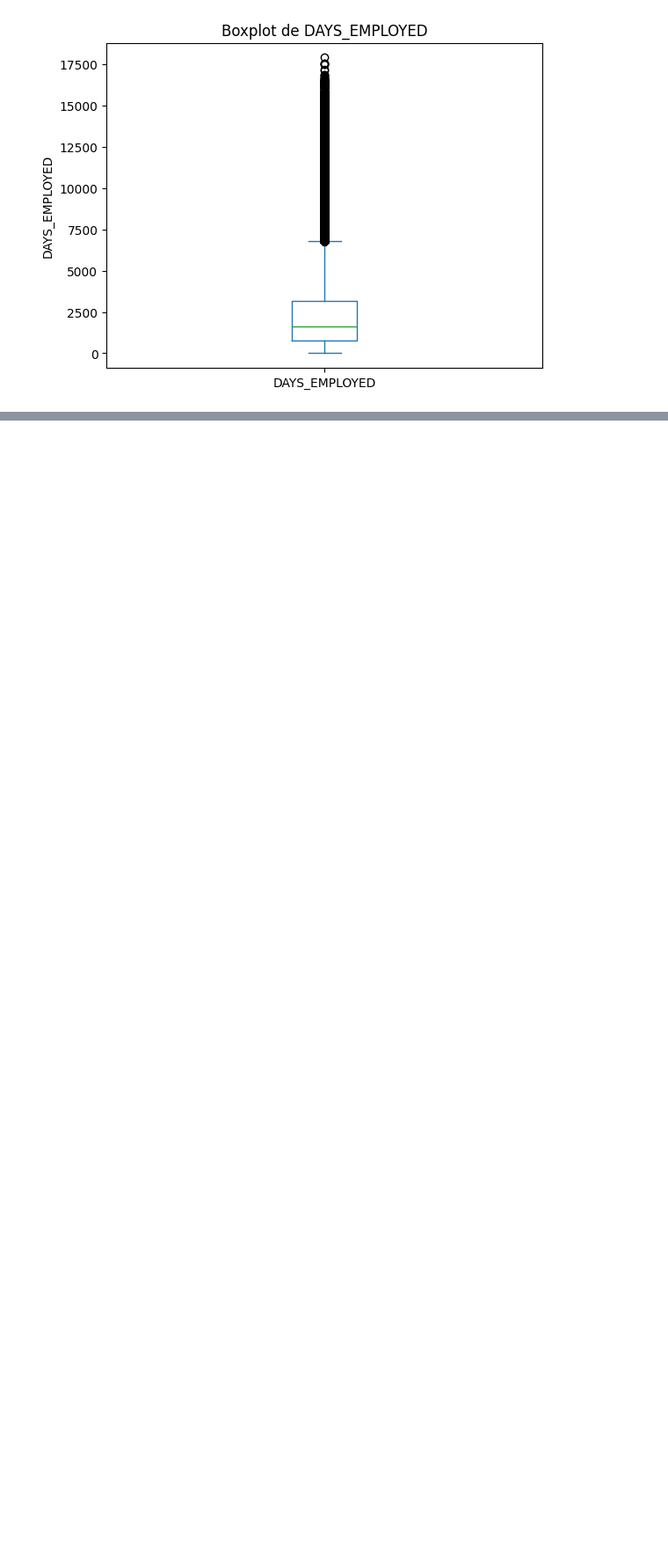
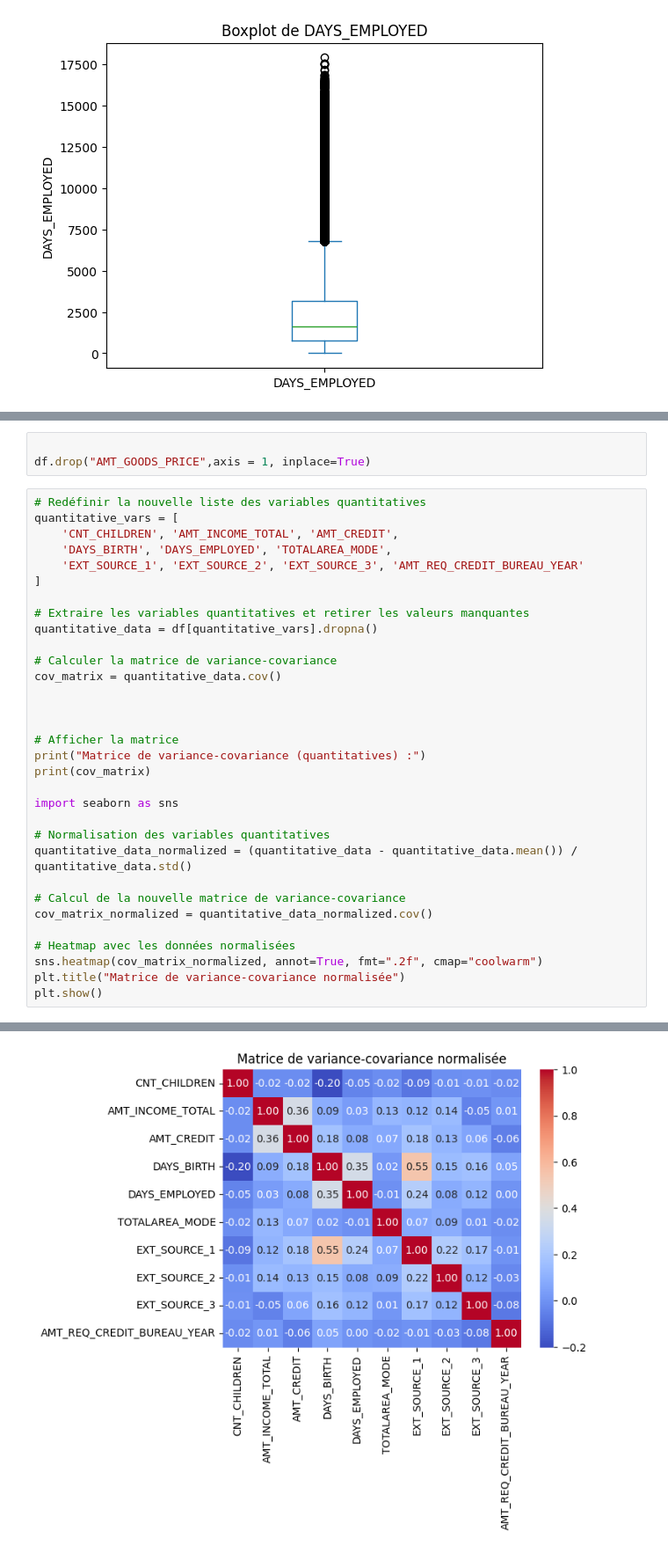
Before and after one commit to santinucomiti/scoring_project, a Jupyter notebook: notebooks/analyse_descritpive.ipynb, the cells around one changed output, grey strips where cells are left out. Shown at 88% size. Saved outputs shown, nothing was run; the diff lists cells and outputs as text; blank space fills up the shorter version.

```diff
--- a/notebooks/analyse_descritpive.ipynb
+++ b/notebooks/analyse_descritpive.ipynb
@@ -263,0 +440,36 @@ Name: DAYS_EMPLOYED, Length: 252136, dtype: int64
+# %%
+
+df.drop("AMT_GOODS_PRICE",axis = 1, inplace=True)
+# %%
+# Redéfinir la nouvelle liste des variables quantitatives
+quantitative_vars = [
+    'CNT_CHILDREN', 'AMT_INCOME_TOTAL', 'AMT_CREDIT',
+    'DAYS_BIRTH', 'DAYS_EMPLOYED', 'TOTALAREA_MODE',
+    'EXT_SOURCE_1', 'EXT_SOURCE_2', 'EXT_SOURCE_3', 'AMT_REQ_CREDIT_BUREAU_YEAR'
+]
+
+# Extraire les variables quantitatives et retirer les valeurs manquantes
+quantitative_data = df[quantitative_vars].dropna()
+
+# Calculer la matrice de variance-covariance
+cov_matrix = quantitative_data.cov()
+
+
+
+# Afficher la matrice
+print("Matrice de variance-covariance (quantitatives) :")
+print(cov_matrix)
+
+import seaborn as sns
+
+# Normalisation des variables quantitatives
+quantitative_data_normalized = (quantitative_data - quantitative_data.mean()) / quantitative_data.std()
+
+# Calcul de la nouvelle matrice de variance-covariance
+cov_matrix_normalized = quantitative_data_normalized.cov()
+
+# Heatmap avec les données normalisées
+sns.heatmap(cov_matrix_normalized, annot=True, fmt=".2f", cmap="coolwarm")
+plt.title("Matrice de variance-covariance normalisée")
+plt.show()
+# %% [output]
@@ -263,0 +493 @@ Name: DAYS_EMPLOYED, Length: 252136, dtype: int64
+[figure, added]
```
Also changed, not shown: parts of 12 cells of this notebook, 1 other file.
